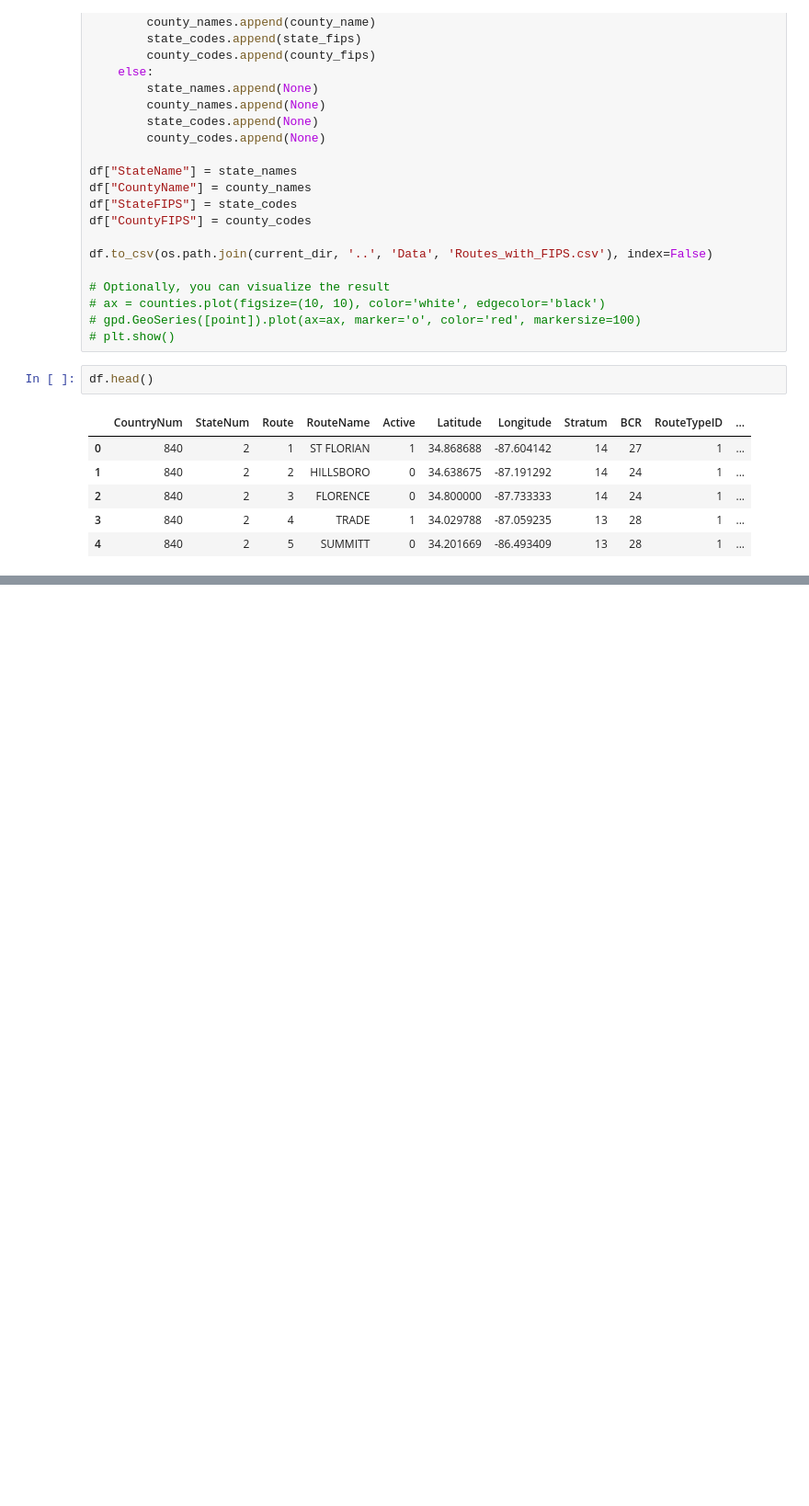
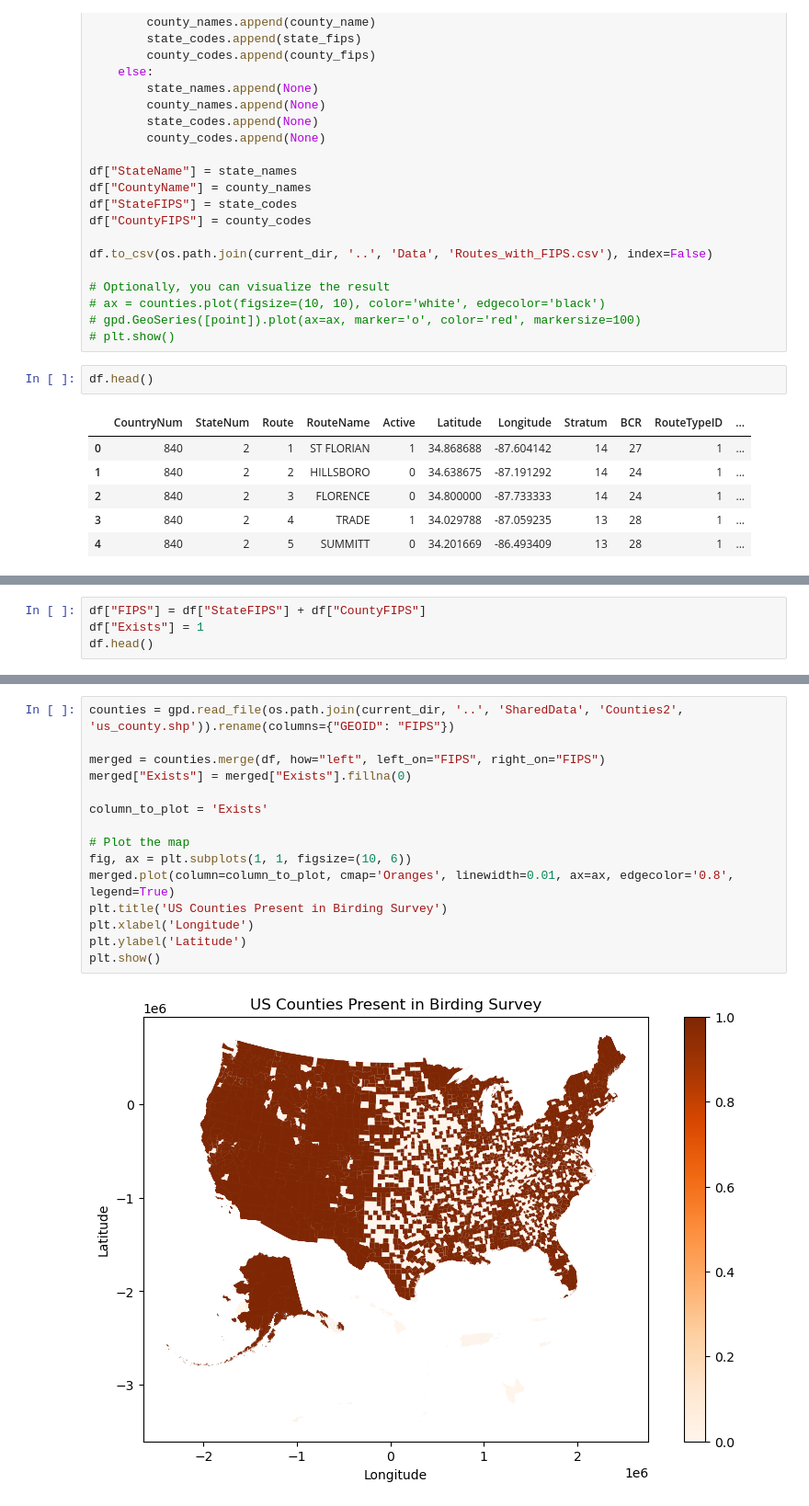
Before and after one commit to Calvin-Davis/CMSC320-FinalProject-Birds, a Jupyter notebook: Code/create_routes_with_fips.ipynb, the cells around one changed output, grey strips where cells are left out. Shown: that part at 92% size. Cells and saved outputs as stored; diff of their text form; blank space fills up the shorter version.

Commit message:
Added maps to show all current datasets, added more county shapefiles for mapping purposes

```diff
--- a/Code/create_routes_with_fips.ipynb
+++ b/Code/create_routes_with_fips.ipynb
@@ -131,0 +114,4 @@ dtype: object
+# %%
+df["FIPS"] = df["StateFIPS"] + df["CountyFIPS"]
+df["Exists"] = 1
+df.head()
@@ -131,0 +125,17 @@ dtype: object
+# %%
+counties = gpd.read_file(os.path.join(current_dir, '..', 'SharedData', 'Counties2', 'us_county.shp')).rename(columns={"GEOID": "FIPS"})
+
+merged = counties.merge(df, how="left", left_on="FIPS", right_on="FIPS")
+merged["Exists"] = merged["Exists"].fillna(0)
+
+column_to_plot = 'Exists'
+
+# Plot the map
+fig, ax = plt.subplots(1, 1, figsize=(10, 6))
+merged.plot(column=column_to_plot, cmap='Oranges', linewidth=0.01, ax=ax, edgecolor='0.8', legend=True)
+plt.title('US Counties Present in Birding Survey')
+plt.xlabel('Longitude')
+plt.ylabel('Latitude')
+plt.show()
+# %% [output]
+[figure, added]
```
Also changed, not shown: parts of 2 cells of this notebook, 8 other files.
